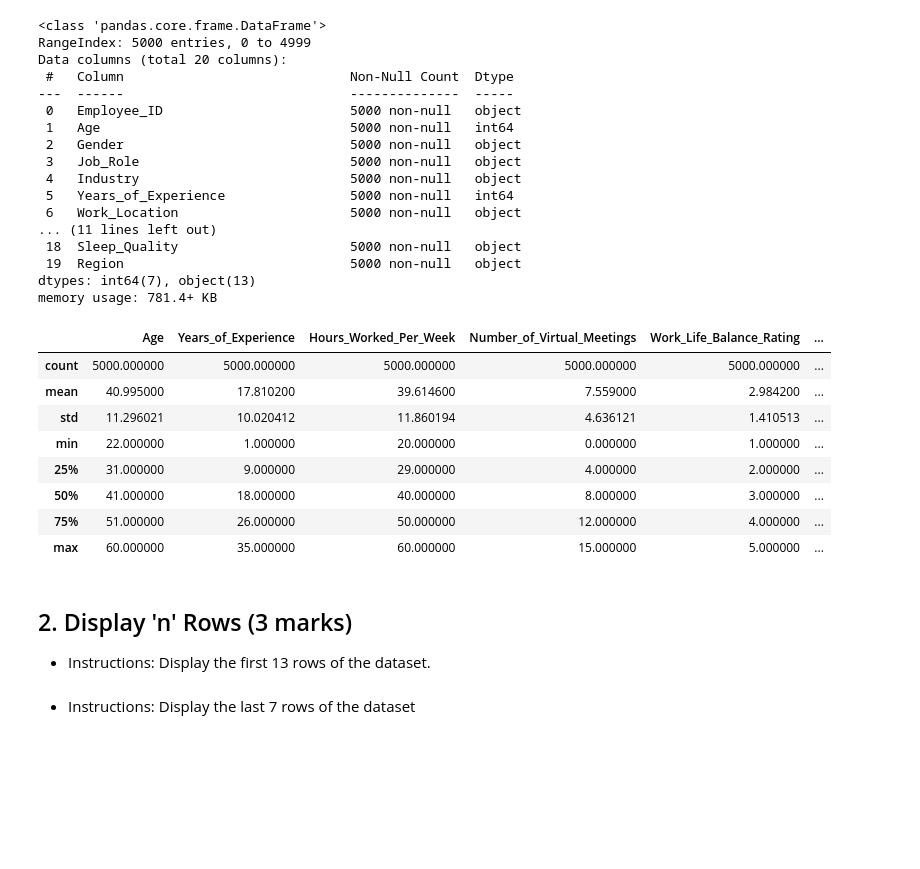
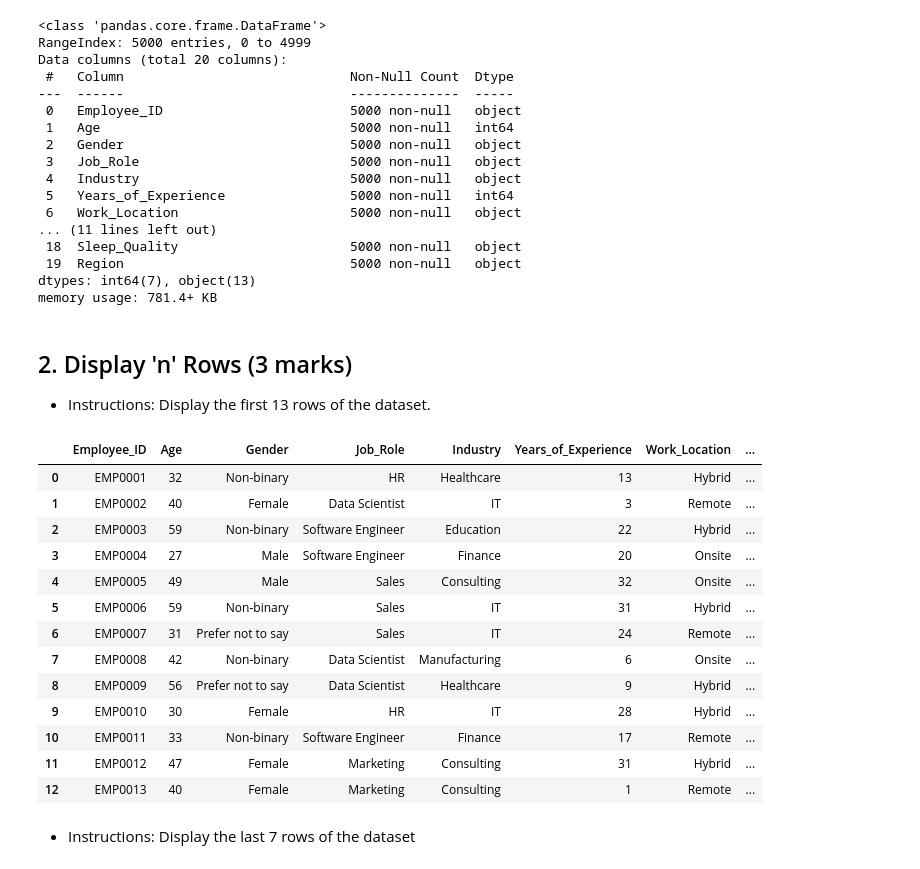
Before and after one commit to kuruxxii/PythonDA-course-assessment-submission, a Jupyter notebook: Assessment/Data_Analytics_with_Python_Assessment.ipynb, the cells around one changed output. Cells and saved outputs as stored; diff of their text form; code cells hidden in the pictures; blank space fills up the shorter version.

```diff
--- a/Assessment/Data_Analytics_with_Python_Assessment.ipynb
+++ b/Assessment/Data_Analytics_with_Python_Assessment.ipynb
@@ -212,23 +212,27 @@ Data columns (total 20 columns):
  19  Region                             5000 non-null   object
 dtypes: int64(7), object(13)
 memory usage: 781.4+ KB
-# %%
-df.describe()
-# %% [output]
-|  | Age | Years_of_Experience | Hours_Worked_Per_Week | Number_of_Virtual_Meetings | Work_Life_Balance_Rating | ... |
-| count | 5000.000000 | 5000.000000 | 5000.000000 | 5000.000000 | 5000.000000 | ... |
-| mean | 40.995000 | 17.810200 | 39.614600 | 7.559000 | 2.984200 | ... |
-| std | 11.296021 | 10.020412 | 11.860194 | 4.636121 | 1.410513 | ... |
-| min | 22.000000 | 1.000000 | 20.000000 | 0.000000 | 1.000000 | ... |
-| 25% | 31.000000 | 9.000000 | 29.000000 | 4.000000 | 2.000000 | ... |
-| 50% | 41.000000 | 18.000000 | 40.000000 | 8.000000 | 3.000000 | ... |
-| 75% | 51.000000 | 26.000000 | 50.000000 | 12.000000 | 4.000000 | ... |
-| max | 60.000000 | 35.000000 | 60.000000 | 15.000000 | 5.000000 | ... |
 # %% [markdown]
 ## 2. Display 'n' Rows (3 marks)
 - Instructions: Display the first 13 rows of the dataset.
 # %%
 # Write code here
+df.head(13)
+# %% [output]
+|  | Employee_ID | Age | Gender | Job_Role | Industry | Years_of_Experience | Work_Location | ... |
+| 0 | EMP0001 | 32 | Non-binary | HR | Healthcare | 13 | Hybrid | ... |
+| 1 | EMP0002 | 40 | Female | Data Scientist | IT | 3 | Remote | ... |
+| 2 | EMP0003 | 59 | Non-binary | Software Engineer | Education | 22 | Hybrid | ... |
+| 3 | EMP0004 | 27 | Male | Software Engineer | Finance | 20 | Onsite | ... |
+| 4 | EMP0005 | 49 | Male | Sales | Consulting | 32 | Onsite | ... |
+| 5 | EMP0006 | 59 | Non-binary | Sales | IT | 31 | Hybrid | ... |
+| 6 | EMP0007 | 31 | Prefer not to say | Sales | IT | 24 | Remote | ... |
+| 7 | EMP0008 | 42 | Non-binary | Data Scientist | Manufacturing | 6 | Onsite | ... |
+| 8 | EMP0009 | 56 | Prefer not to say | Data Scientist | Healthcare | 9 | Hybrid | ... |
+| 9 | EMP0010 | 30 | Female | HR | IT | 28 | Hybrid | ... |
+| 10 | EMP0011 | 33 | Non-binary | Software Engineer | Finance | 17 | Remote | ... |
+| 11 | EMP0012 | 47 | Female | Marketing | Consulting | 31 | Hybrid | ... |
+| 12 | EMP0013 | 40 | Female | Marketing | Consulting | 1 | Remote | ... |
 # %% [markdown]
 - Instructions: Display the last 7 rows of the dataset
 # %%
```
Also changed, not shown: parts of 4 cells of this notebook.
